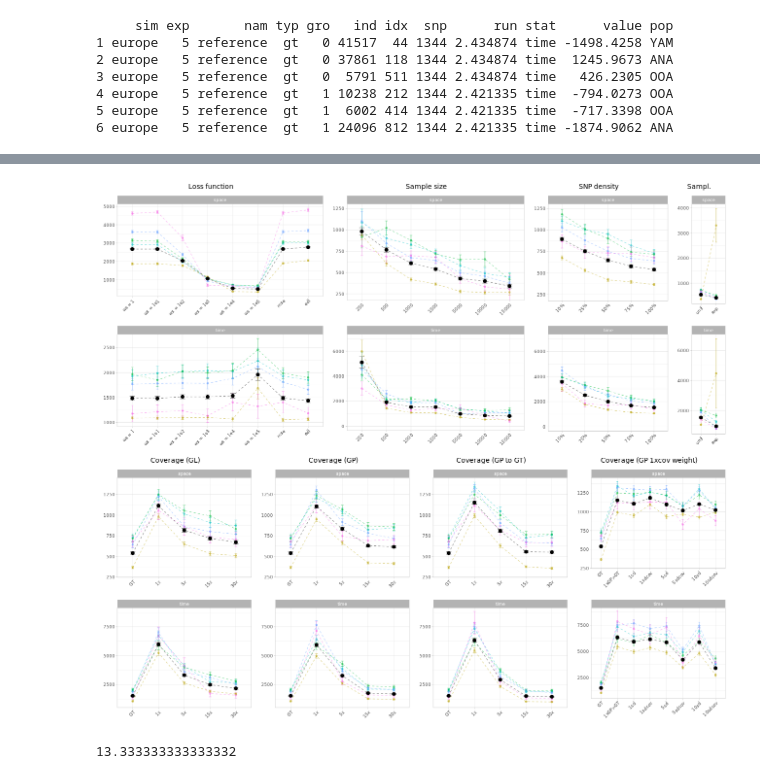
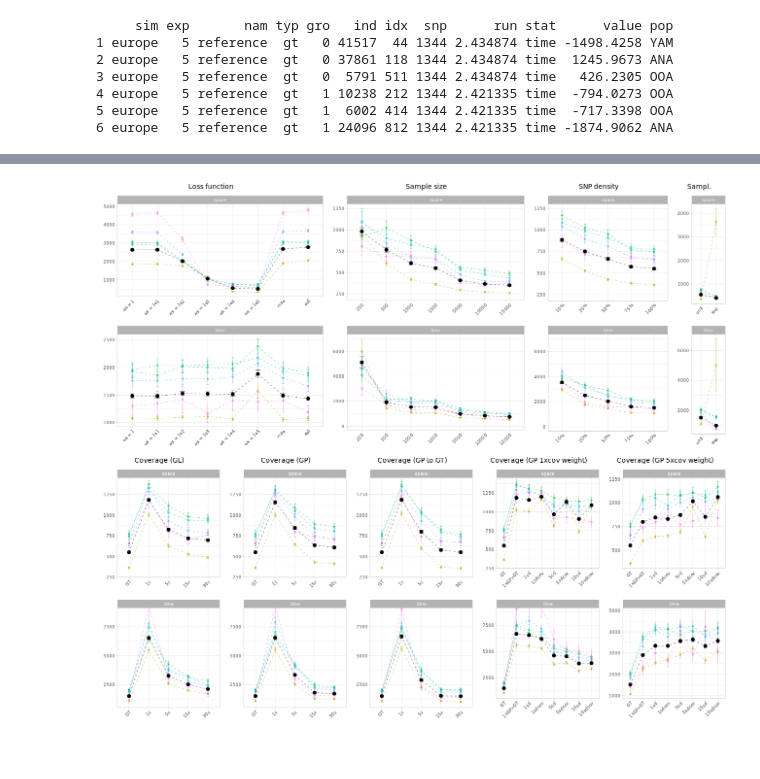
Before and after one commit to MoiColl/spaceNNtime, a Jupyter notebook: backup/jupyternotebooks/spaceNNtime_simulations.ipynb, the cells around one changed output, grey strips where cells are left out. Saved outputs shown, nothing was run; the diff lists cells and outputs as text; code cells hidden in the pictures.

```diff
--- a/backup/jupyternotebooks/spaceNNtime_simulations.ipynb
+++ b/backup/jupyternotebooks/spaceNNtime_simulations.ipynb
@@ -593,36 +580,32 @@ filter_pop  = c()
 exp_to_plot = c(5, 48, 49, 50, 51)
 labels      = c("5" = "GT", "48" = "1x", "49" = "5x", "50" = "15x", "51" = "30x", "52" = "30x Norm1")
 limits      = c("5", "48", "49", "50", "51")
 plot_errors(all_scenarios_per_pop, all_scenarios_all, filter_pop, exp_to_plot, labels, limits, "Coverage (GP to GT)", "", "", c(300, 1400), c(900, 8750)) -> p11
 
 filter_pop  = c()
 exp_to_plot = c(5, 48, 38, 52, 53, 54, 55, 56)
 labels      = c("5" = "GT", "48" = "1xGP>GT", "38" = "1sd", "52" = "1sdcov", "53" = "5sd", "54" = "5sdcov", "55" = "10sd", "56" = "10sdcov")
 limits      = c("5", "48", "38", "52", "53", "54", "55", "56")
 plot_errors(all_scenarios_per_pop, all_scenarios_all, filter_pop, exp_to_plot, labels, limits, "Coverage (GP 1xcov weight)", "", "", c(300, 1400), c(900, 8750)) -> p12
 
 filter_pop  = c()
 exp_to_plot = c(5, 49, 39, 57, 58, 59, 60, 61)
 labels      = c("5" = "GT", "49" = "1xGP>GT", "39" = "1sd", "57" = "1sdcov", "58" = "5sd", "59" = "5sdcov", "60" = "10sd", "61" = "10sdcov")
 limits      = c("5", "49", "39", "57", "58", "59", "60", "61")
 plot_errors(all_scenarios_per_pop, all_scenarios_all, filter_pop, exp_to_plot, labels, limits, "Coverage (GP 5xcov weight)", "", "") -> p13
 
 
 
 plot_grid(
     plot_grid(p1, p2, p4, p3, nrow = 1, rel_widths = c(8, 7, 5, 2)),
-    plot_grid(p7, p9, p11, p12, nrow = 1),
+    plot_grid(p7, p9, p11, p12, p13, nrow = 1),
     ncol = 1
 ) -> plot
 
 plot
 
 ggsave("error_with_pop.pdf", width = 36, height = 26, units = "cm")
 
 plot
 # %% [output]
-[figure, old version]
+[figure, new version]
-# %%
-(1/3)*40
-# %% [output]
-13.333333333333332
```
Also changed, not shown: parts of 26 cells of this notebook, 3 other files.
